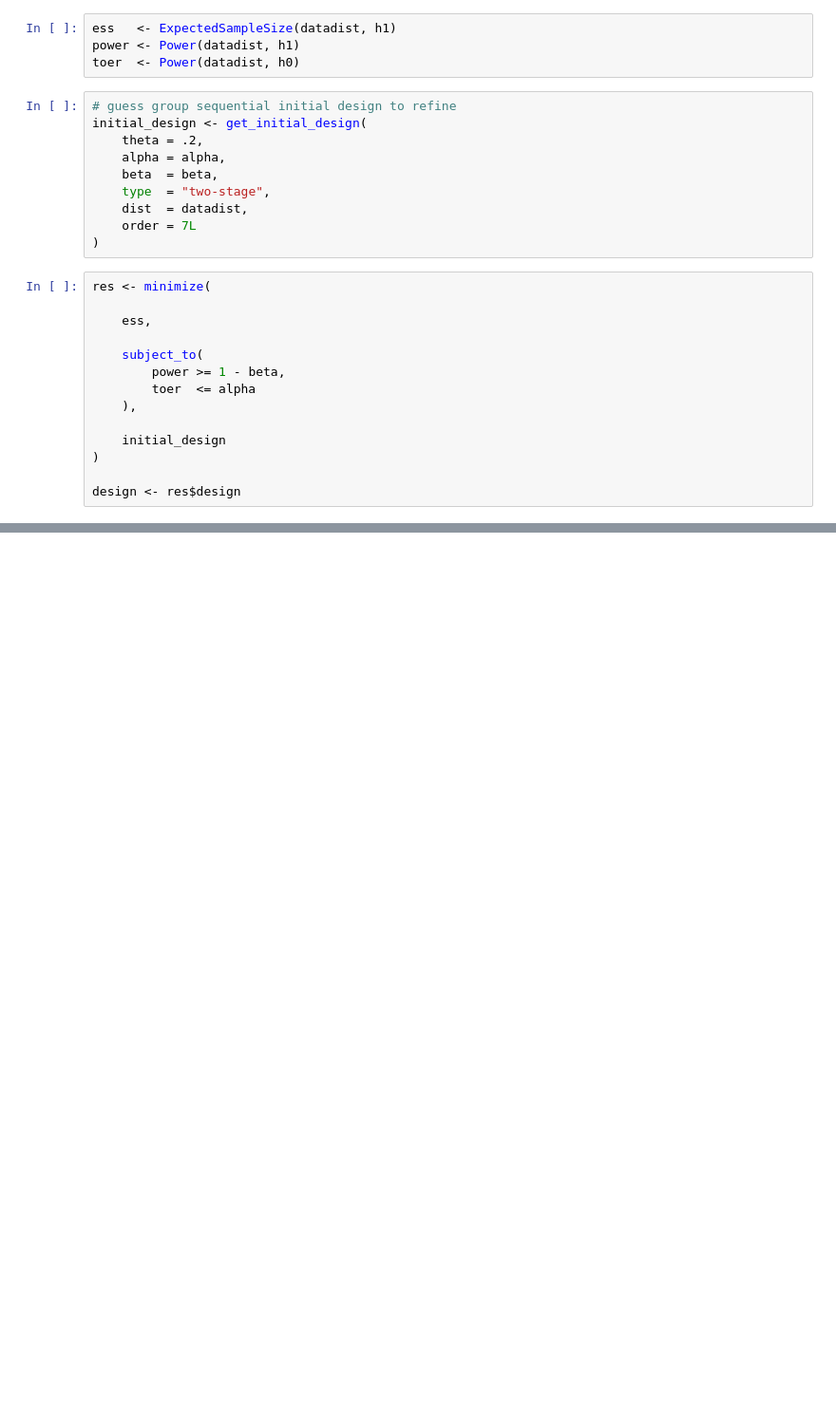
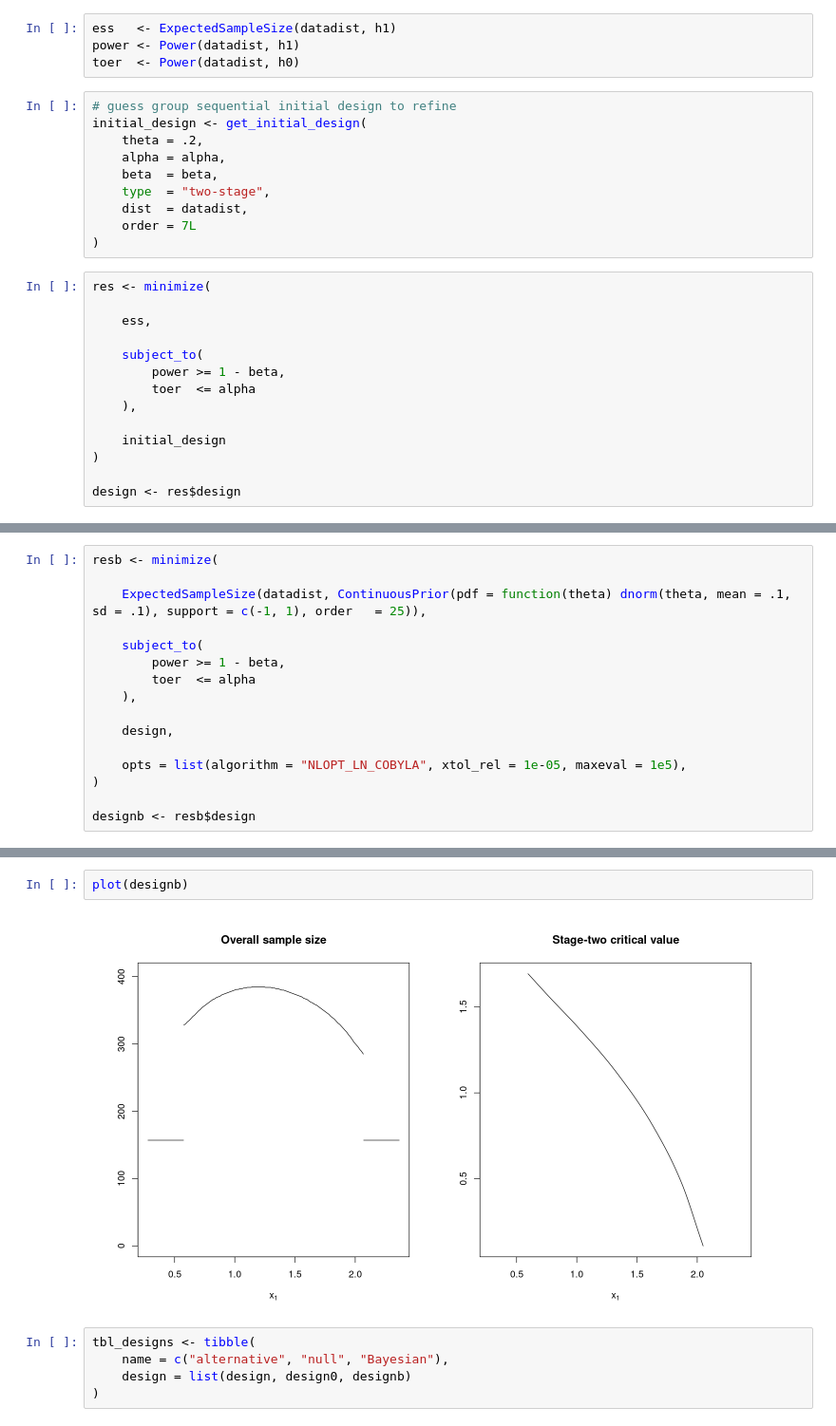
Before and after one commit to kkmann/optimal-binary-two-stage-designs, a Jupyter notebook: notebooks/continuous-case.ipynb, the cells around one changed output, grey strips where cells are left out. Shown at 95% size. Cells and saved outputs as stored; diff of their text form; blank space fills up the shorter version.

Commit message:
fixed unplanned adaptation and extended continuous case

```diff
--- a/notebooks/continuous-case.ipynb
+++ b/notebooks/continuous-case.ipynb
@@ -65,0 +104,16 @@ plot(design)
+# %%
+resb <- minimize(
+
+    ExpectedSampleSize(datadist, ContinuousPrior(pdf = function(theta) dnorm(theta, mean = .1, sd = .1), support = c(-1, 1), order   = 25)),
+
+    subject_to(
+        power >= 1 - beta,
+        toer  <= alpha
+    ),
+
+    design,
+
+    opts = list(algorithm = "NLOPT_LN_COBYLA", xtol_rel = 1e-05, maxeval = 1e5),
+)
+
+designb <- resb$design
@@ -66 +132,10 @@ plot(design)
+# %%
+plot(designb)
+# %% [output]
+[figure, added]
+# %%
+tbl_designs <- tibble(
+    name = c("alternative", "null", "Bayesian"),
+    design = list(design, design0, designb)
+)
 # %%
```
Also changed, not shown: parts of 13 cells of this notebook, 3 other files.
